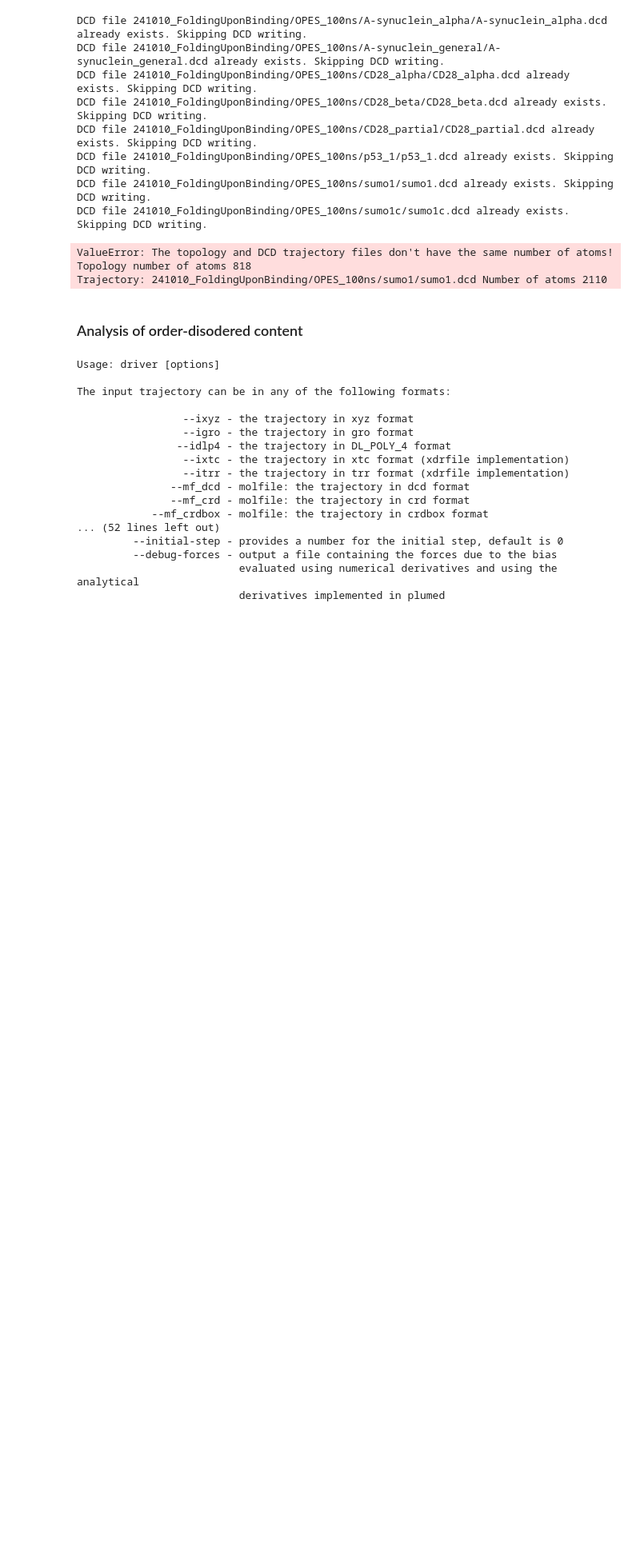
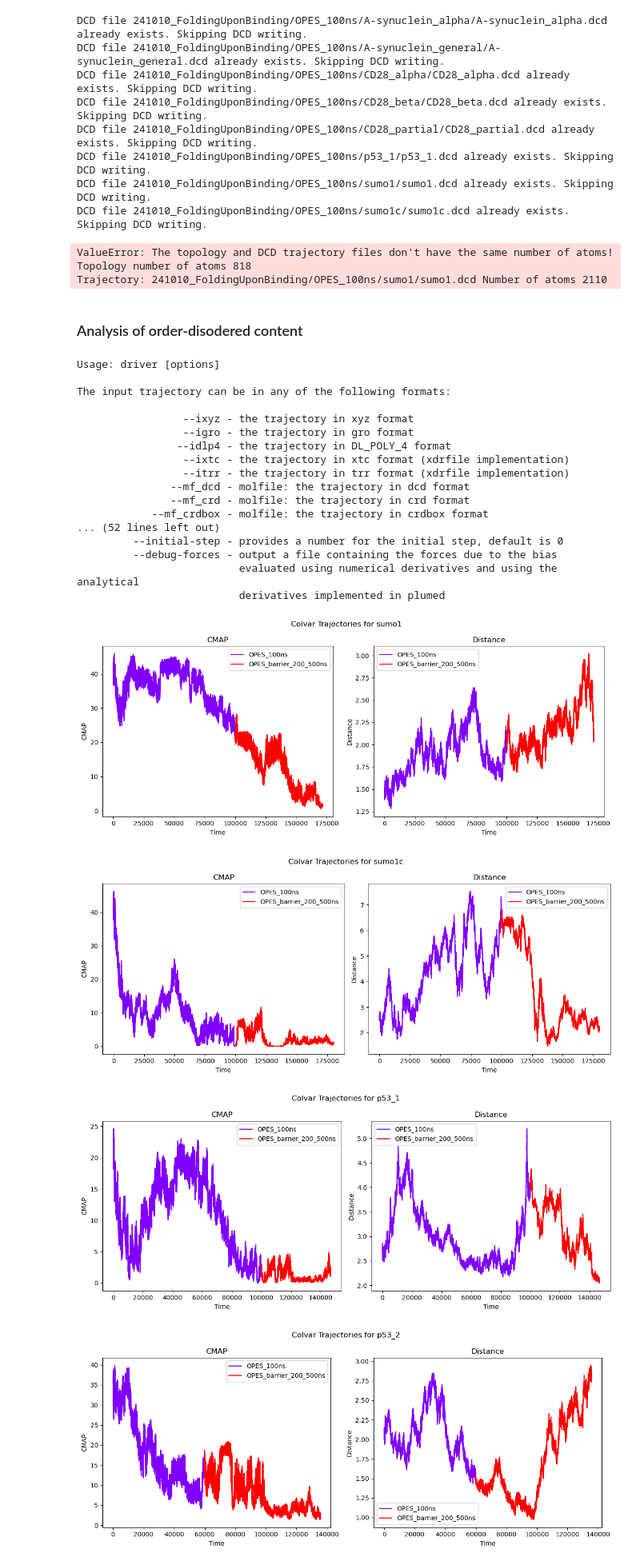
Before and after one commit to jakublala/openmm-md, a Jupyter notebook: scripts/analysis.ipynb, the cells around one changed output. Shown at 80% size. Cells and saved outputs as stored; diff of their text form; code cells hidden in the pictures; blank space fills up the shorter version.

Commit message:
CMAP things analysis

```diff
--- a/scripts/analysis.ipynb
+++ b/scripts/analysis.ipynb
@@ -486,3 +486,58 @@ The input trajectory can be in any of the following formats:
          --debug-forces - output a file containing the forces due to the bias
                           evaluated using numerical derivatives and using the analytical
                           derivatives implemented in plumed
+# %%
+# get colvar trajectory and plot it
+import plumed
+import numpy as np
+import matplotlib.pyplot as plt
+
+def plot_colvar_trajectories(system, experiment_names):
+    fig, (ax1, ax2) = plt.subplots(1, 2, figsize=(12, 5))
+    fig.suptitle(f'Colvar Trajectories for {system}')
+
+    colors = plt.cm.rainbow(np.linspace(0, 1, len(experiment_names)))
+
+    last_time = 0
+    for experiment_name, color in zip(experiment_names, colors):
+        # get the colvar trajectory
+        colvar_file = f'241010_FoldingUponBinding/{experiment_name}/{system}/{system}.colvar'
+        try:
+            df = plumed.read_as_pandas(colvar_file)
+        except FileNotFoundError:
+            # If the file doesn't exist, continue to the next iteration
+            continue
+
+        # shift the time by the last time of the previous experiment
+        df['time'] = df['time'] + last_time
+
+        ax1.plot(df['time'], df['cmap'], color=color, label=experiment_name)
+        ax2.plot(df['time'], df['d'], color=color, label=experiment_name)
+
+        last_time = df['time'].iloc[-1]
+
+    ax1.set_title('CMAP')
+    ax1.set_xlabel('Time')
+    ax1.set_ylabel('CMAP')
+    ax1.legend()
+
+    ax2.set_title('Distance')
+    ax2.set_xlabel('Time')
+    ax2.set_ylabel('Distance')
+    ax2.legend()
+
+    plt.tight_layout()
+    plt.show()
+
+# List of all systems
+systems = ['sumo1', 'sumo1c', 'p53_1', 'p53_2', 'p53_end', 'A-synuclein_alpha', 'A-synuclein_general', 'CD28_alpha', 'CD28_beta', 'CD28_partial']
+experiment_names = ['OPES_100ns', 'OPES_barrier_200_500ns']
+
+# Plot trajectories for all systems
+for system in systems:
+    plot_colvar_trajectories(system, experiment_names)
+# %% [output]
+[figure, added]
+[figure, added]
+[figure, added]
+[figure, added]
```
Also changed, not shown: parts of 2 cells of this notebook, 5 other files.
